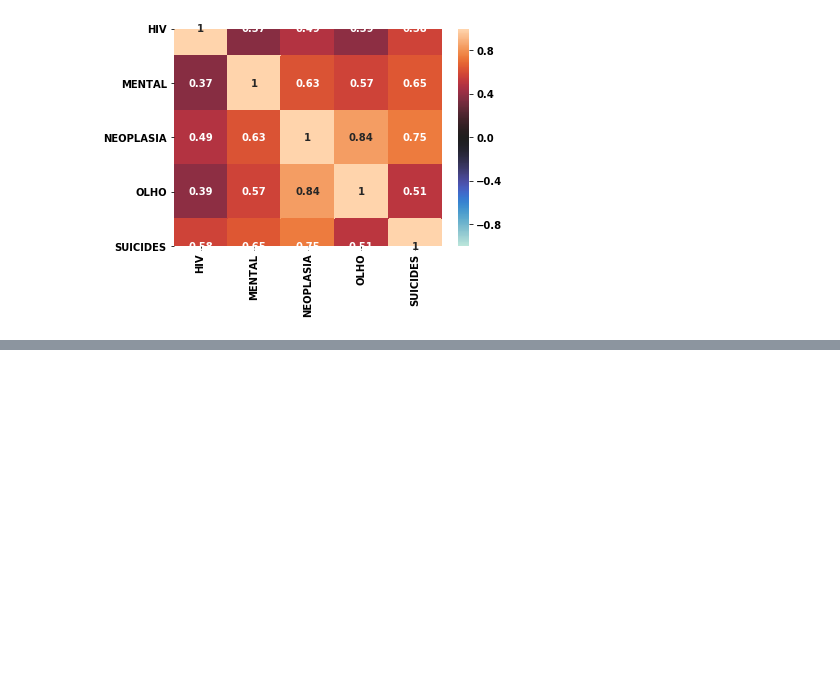
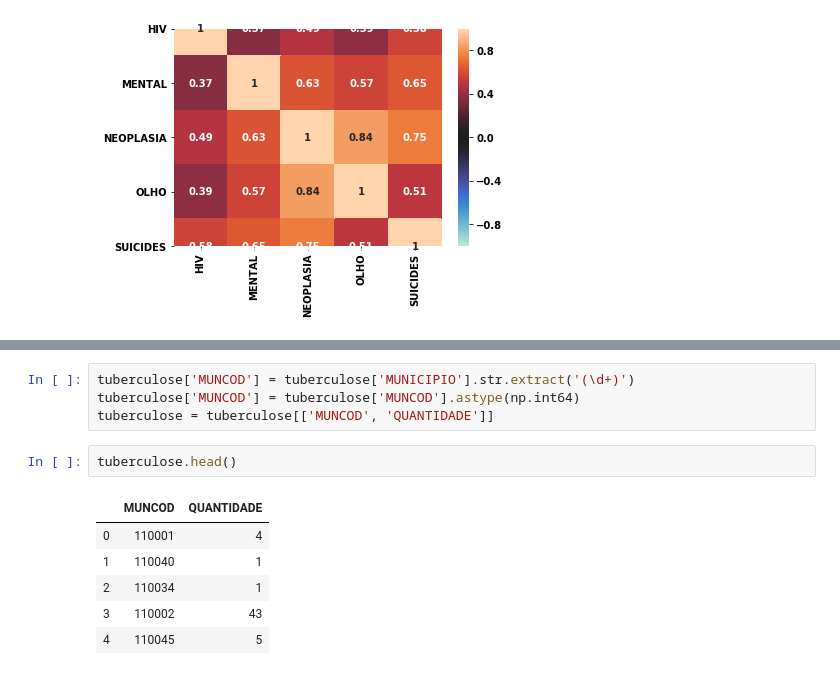
Before and after one commit to pypas/suicities-datasus, a Jupyter notebook: Spearman/spearman.ipynb, the cells around one changed output, grey strips where cells are left out. Saved outputs shown, nothing was run; the diff lists cells and outputs as text; blank space fills up the shorter version.

```diff
--- a/Spearman/spearman.ipynb
+++ b/Spearman/spearman.ipynb
@@ -87,0 +123,13 @@ sns.heatmap(result.corr(), annot=True, vmin=-1, vmax=1, center=0)
+# %%
+tuberculose['MUNCOD'] = tuberculose['MUNICIPIO'].str.extract('(\d+)')
+tuberculose['MUNCOD'] = tuberculose['MUNCOD'].astype(np.int64)
+tuberculose = tuberculose[['MUNCOD', 'QUANTIDADE']]
+# %%
+tuberculose.head()
+# %% [output]
+|  | MUNCOD | QUANTIDADE |
+| 0 | 110001 | 4 |
+| 1 | 110040 | 1 |
+| 2 | 110034 | 1 |
+| 3 | 110002 | 43 |
+| 4 | 110045 | 5 |
```
Also changed, not shown: parts of 12 cells of this notebook, 2 other files.
